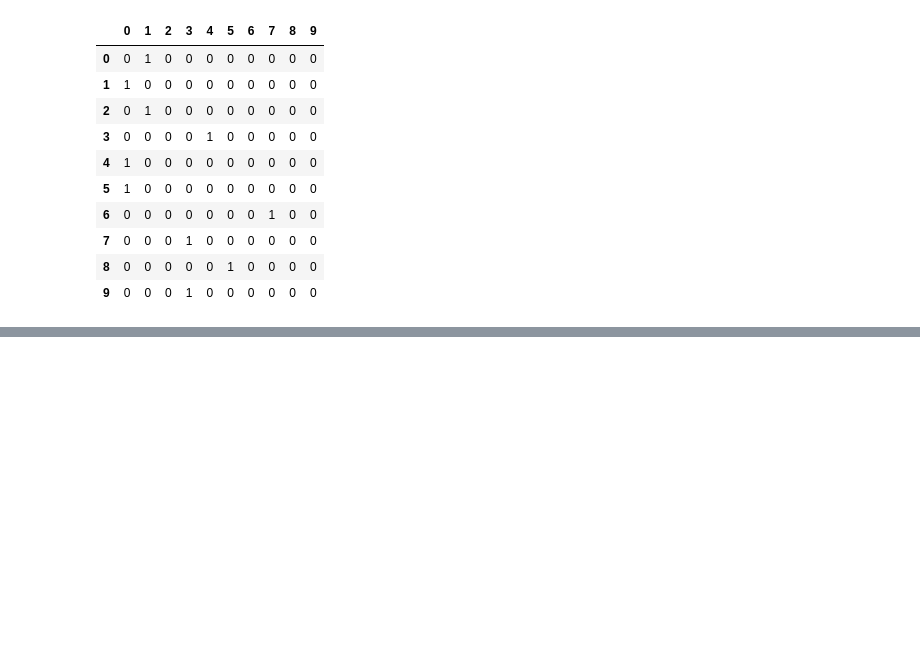
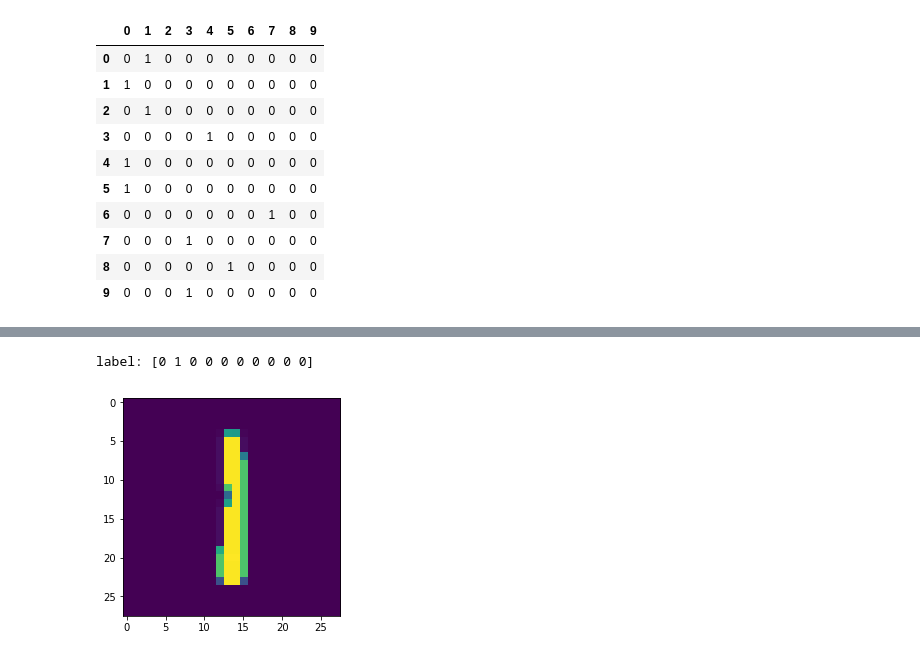
Before and after one commit to XierHacker/KaggleCollection, a Jupyter notebook: DigitRecognizer/source/dataExplore.ipynb, the cells around one changed output, grey strips where cells are left out. Drawn from its saved outputs; the diff is of its cells as text; code cells hidden in the pictures; blank space fills up the shorter version.

```diff
--- a/DigitRecognizer/source/dataExplore.ipynb
+++ b/DigitRecognizer/source/dataExplore.ipynb
@@ -75,0 +95,6 @@ train_labels_frame.head(10)
+# %%
+#2'th
+data.showpic(dataSet=train_dataSet,i=2,labels=train_labels_frame.values)
+# %% [output]
+label: [0 1 0 0 0 0 0 0 0 0]
+[figure, added]
```
Also changed, not shown: parts of 9 cells of this notebook, 1 other file.
